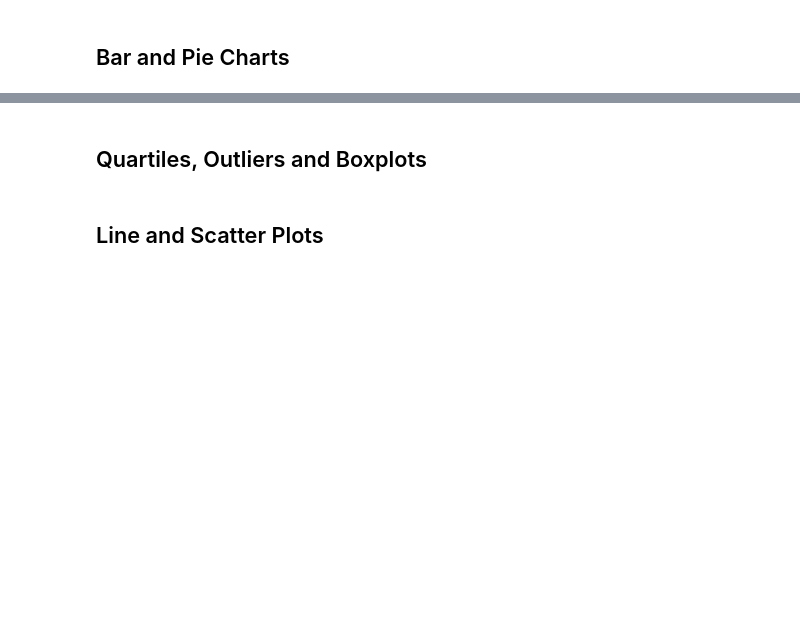
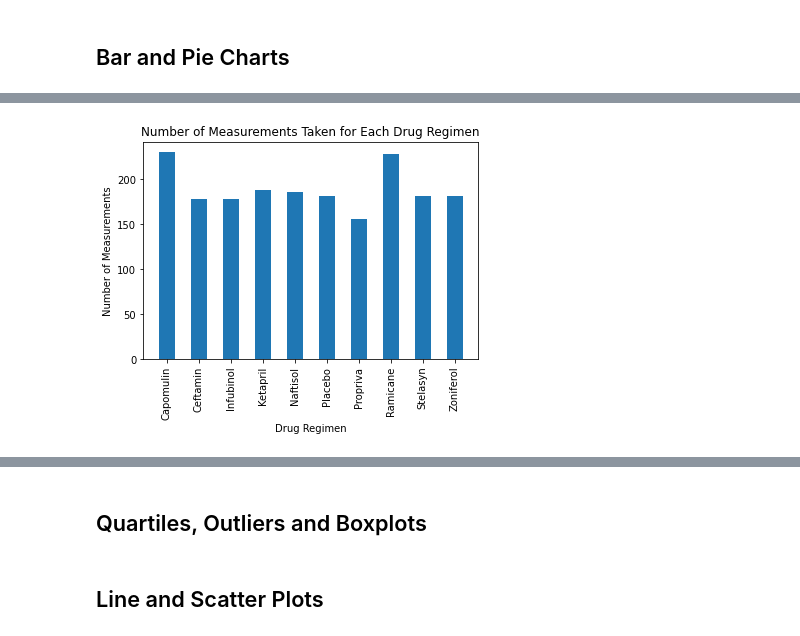
Before and after one commit to mpetersen49/matplotlib-challenge, a Jupyter notebook: pymaceuticals_starter.ipynb, the cells around one changed output, grey strips where cells are left out. Saved outputs shown, nothing was run; the diff lists cells and outputs as text; code cells hidden in the pictures; blank space fills up the shorter version.

```diff
--- a/pymaceuticals_starter.ipynb
+++ b/pymaceuticals_starter.ipynb
@@ -154,4 +181,14 @@ data_summary
 # %%
 # Generate a bar plot showing the total number of measurements taken on each drug regimen using pyplot.
+drugs = count_data.keys()
+
+plt.bar(drugs, count_data, width=0.5)
+plt.title("Number of Measurements Taken for Each Drug Regimen")
+plt.xlabel("Drug Regimen")
+plt.ylabel("Number of Measurements")
+plt.xticks(drugs, rotation="vertical")
+plt.show()
+# %% [output]
+[figure, added]
 # %%
 # Generate a pie plot showing the distribution of female versus male mice using pandas
```
Also changed, not shown: parts of 9 cells of this notebook.
